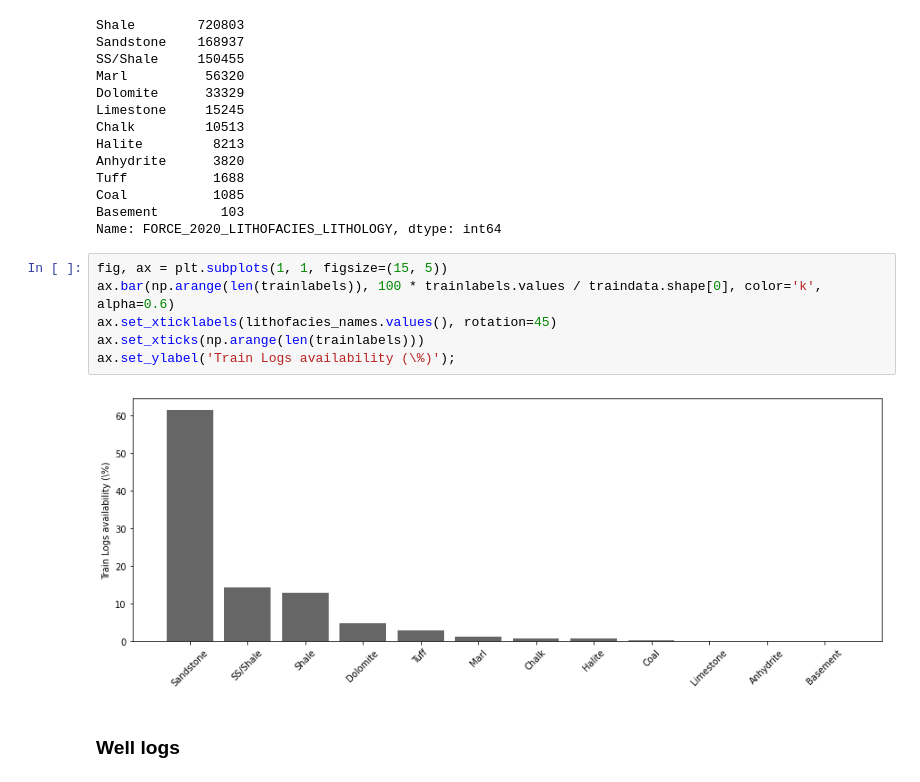
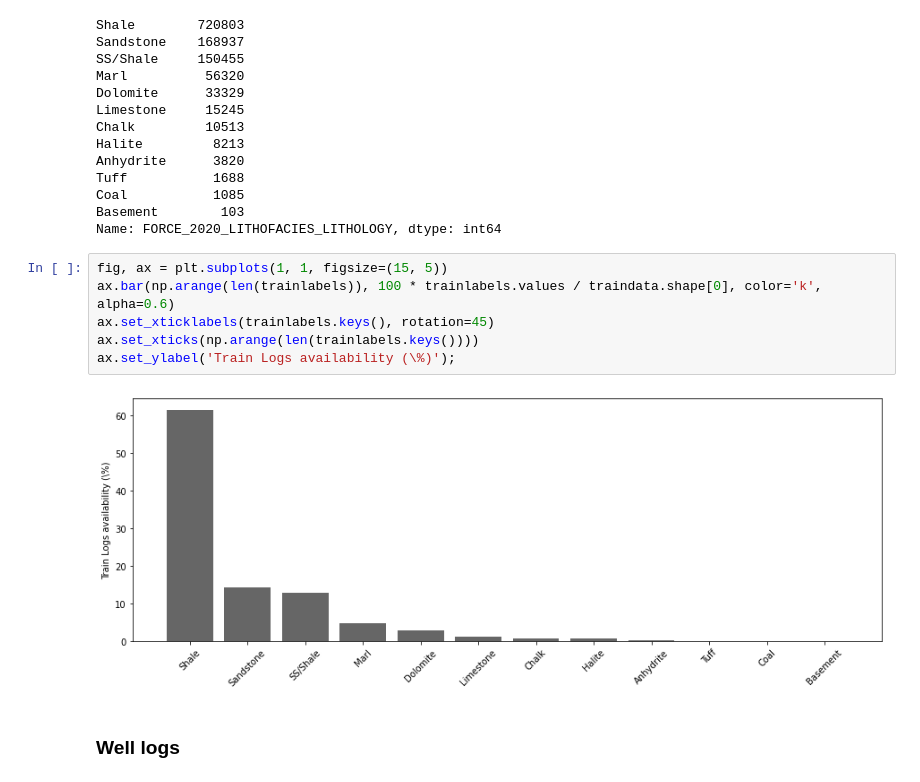
Before and after one commit to DIG-Kaust/MLgeoscience, a Jupyter notebook: labs/notebooks/WellLogFacies/WellLogFaciesPrediction.ipynb, the cells around one changed output. Cells and saved outputs as stored; diff of their text form.

```diff
--- a/labs/notebooks/WellLogFacies/WellLogFaciesPrediction.ipynb
+++ b/labs/notebooks/WellLogFacies/WellLogFaciesPrediction.ipynb
@@ -363,11 +363,11 @@ Name: FORCE_2020_LITHOFACIES_LITHOLOGY, dtype: int64
 # %%
 fig, ax = plt.subplots(1, 1, figsize=(15, 5))
 ax.bar(np.arange(len(trainlabels)), 100 * trainlabels.values / traindata.shape[0], color='k', alpha=0.6)
-ax.set_xticklabels(lithofacies_names.values(), rotation=45)
-ax.set_xticks(np.arange(len(trainlabels)))
+ax.set_xticklabels(trainlabels.keys(), rotation=45)
+ax.set_xticks(np.arange(len(trainlabels.keys())))
 ax.set_ylabel('Train Logs availability (\%)');
 # %% [output]
-[figure, old version]
+[figure, new version]
 # %% [markdown]
 ### Well logs
 # %% [markdown]
```
Also changed, not shown: parts of 10 cells of this notebook.
